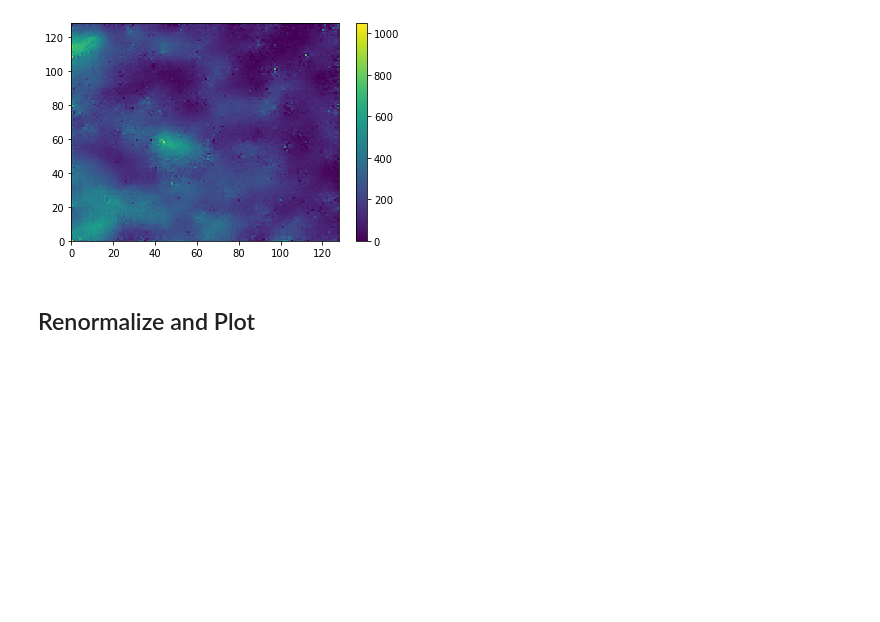
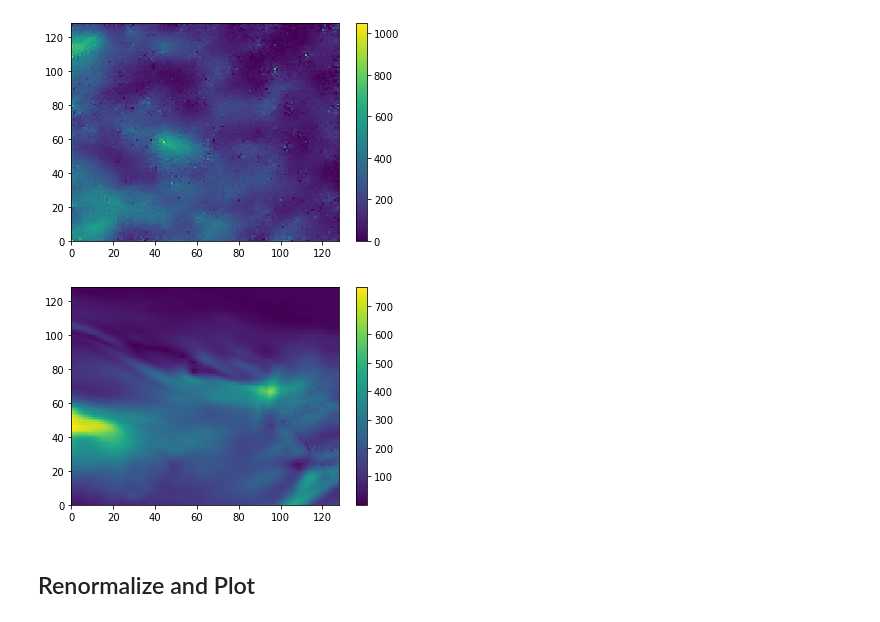
Before and after one commit to timbhiggins/denoising-diffusion-pytorch, a Jupyter notebook: Development.ipynb, the cells around one changed output. Saved outputs shown, nothing was run; the diff lists cells and outputs as text; code cells hidden in the pictures; blank space fills up the shorter version.

```diff
--- a/Development.ipynb
+++ b/Development.ipynb
@@ -958,6 +984,15 @@ plt.colorbar()
 plt.show()
 # %% [output]
 [figure]
+# %%
+data = xr.open_dataset('/glade/derecho/scratch/timothyh/data/diffusion_forecasts/processed/lead_0/train.nc').forecast.sel(time=slice(1,5))
+X = torch.tensor(data.values).to(device).unsqueeze(1)
+# %%
+plt.pcolor(X.detach().cpu().numpy().squeeze()[1,:,:])
+plt.colorbar()
+plt.show()
+# %% [output]
+[figure, added]
 # %%
 DSvars = xr.open_dataset('/glade/derecho/scratch/timothyh/data/diffusion_forecasts/preprocessed/lead_9/test/F009_WY_1999_500mb.nc')
 DSvars = DSvars['IVT'][:,13:,13:]
```
Also changed, not shown: parts of 7 cells of this notebook, 3 other files.
